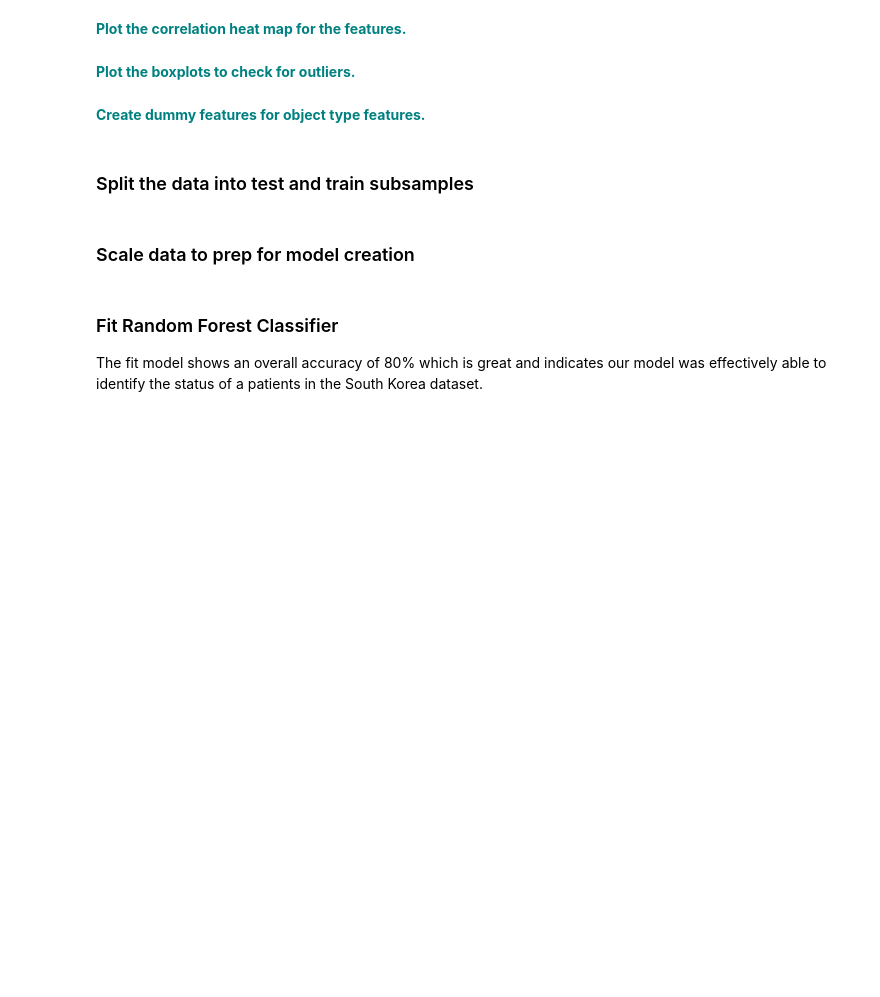
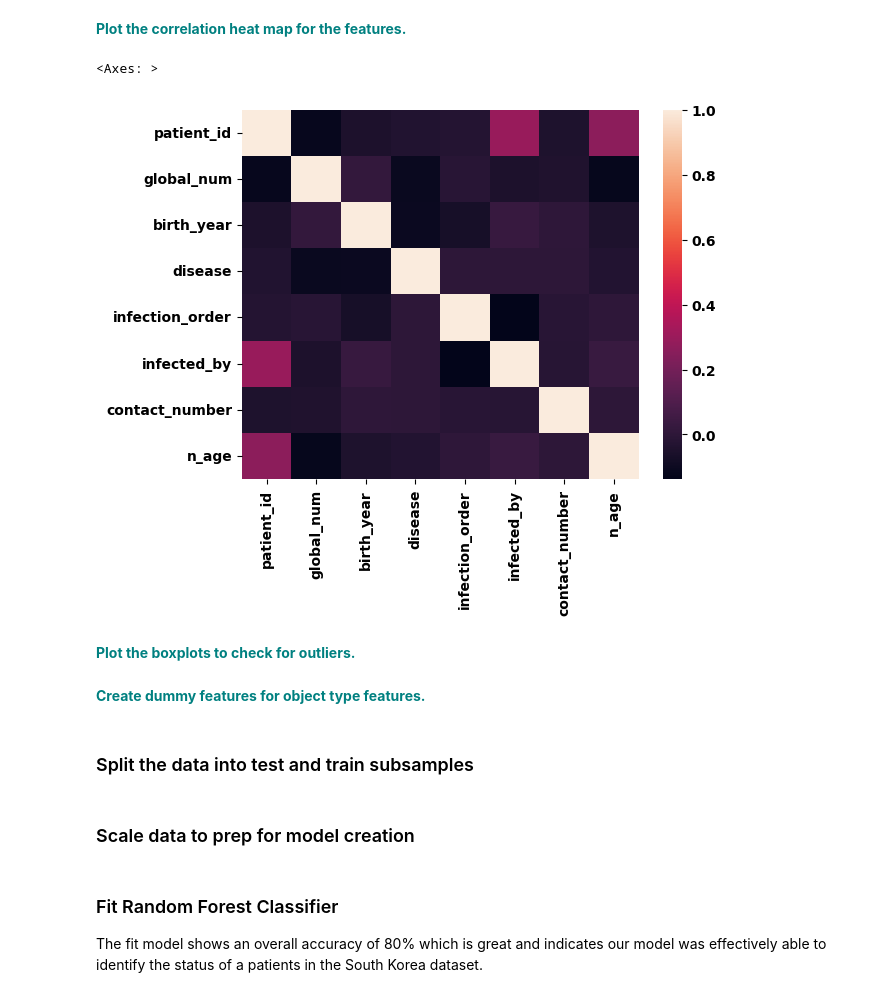
Before and after one commit to jonnross88/Springboard, a Jupyter notebook: u14_supervised_learning/Random Forest Covid Case Study/RandomForest_casestudy_covid19.ipynb, the cells around one changed output. Drawn from its saved outputs; the diff is of its cells as text; code cells hidden in the pictures; blank space fills up the shorter version.

```diff
--- a/u14_supervised_learning/Random Forest Covid Case Study/RandomForest_casestudy_covid19.ipynb
+++ b/u14_supervised_learning/Random Forest Covid Case Study/RandomForest_casestudy_covid19.ipynb
@@ -77,3 +128,18 @@ df.state.value_counts()
+# %%
+# Converted deceased_date to datetime format
+df['deceased_date'] = pd.to_datetime(df['deceased_date'])
+
+def get_age(row):
+    if pd.isnull(row['deceased_date']):
+        return (datetime.now().year - row['birth_year'])
+    else:
+        return (row.deceased_date.year - row.birth_year)
+
+# Calculatted ages of both the deceased and the recovered patients
+df['n_age'] = df.apply(get_age, axis=1)
+
+
+# df[df['deceased_date'].notnull()]
 # %% [markdown]
 ### Handle Missing Values
 # %% [markdown]
@@ -83,8 +188,25 @@ df.info()
 # %% [markdown]
  **<font color='teal'> Fill the 'disease' missing values with 0 and remap the True values to 1.</font>**
+# %%
+df['disease'] = df['disease'].fillna(False).map({True:1, False:0})
 # %% [markdown]
  **<font color='teal'> Fill null values in the following columns with their mean: 'global_number','birth_year','infection_order','infected_by'and 'contact_number'</font>**
+# %%
+cols = ['global_num','birth_year','infection_order','infected_by', 'contact_number']
+
+for col in cols:
+    df[col] = df[col].fillna(df[col].mean())
 # %% [markdown]
  **<font color='teal'> Fill the rest of the missing values with any method.</font>**
+# %%
+mask = df.isna().sum() > 0
+cols_with_nans = df.columns[mask]
+
+for col in cols_with_nans:
+    if df[col].dtype == 'object':
+        df[col] = df[col].fillna(df[col].mode()[0])
+
+df.n_age = df.n_age.fillna(999)
+df.deceased_date = df.deceased_date.fillna(1999-1-1)
 # %% [markdown]
  **<font color='teal'> Check for any remaining null values.</font>**
@@ -124,5 +313,10 @@ vn
 # %% [markdown]
 **<font color='teal'> Plot the correlation heat map for the features.</font>**
+# %%
+sns.heatmap(df.corr())
+# %% [output]
+<Axes: >
+[figure, added]
 # %% [markdown]
 **<font color='teal'> Plot the boxplots to check for outliers. </font>**
 # %% [markdown]
```
Also changed, not shown: parts of 15 cells of this notebook, 2 other files.
